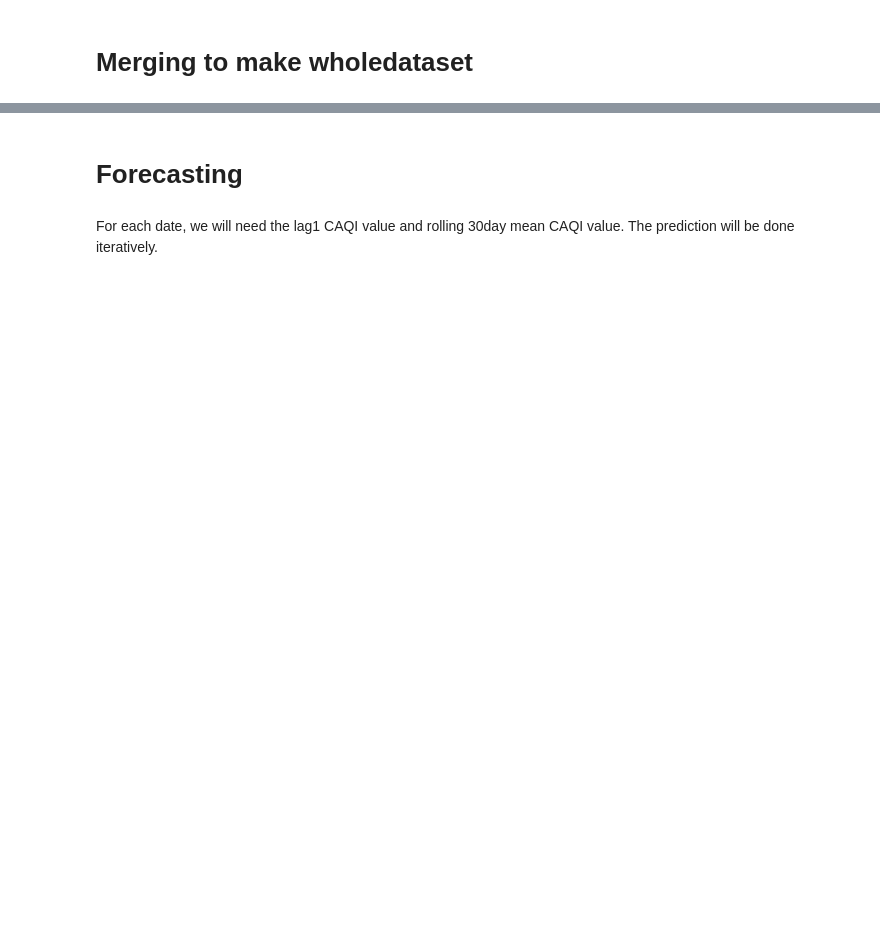
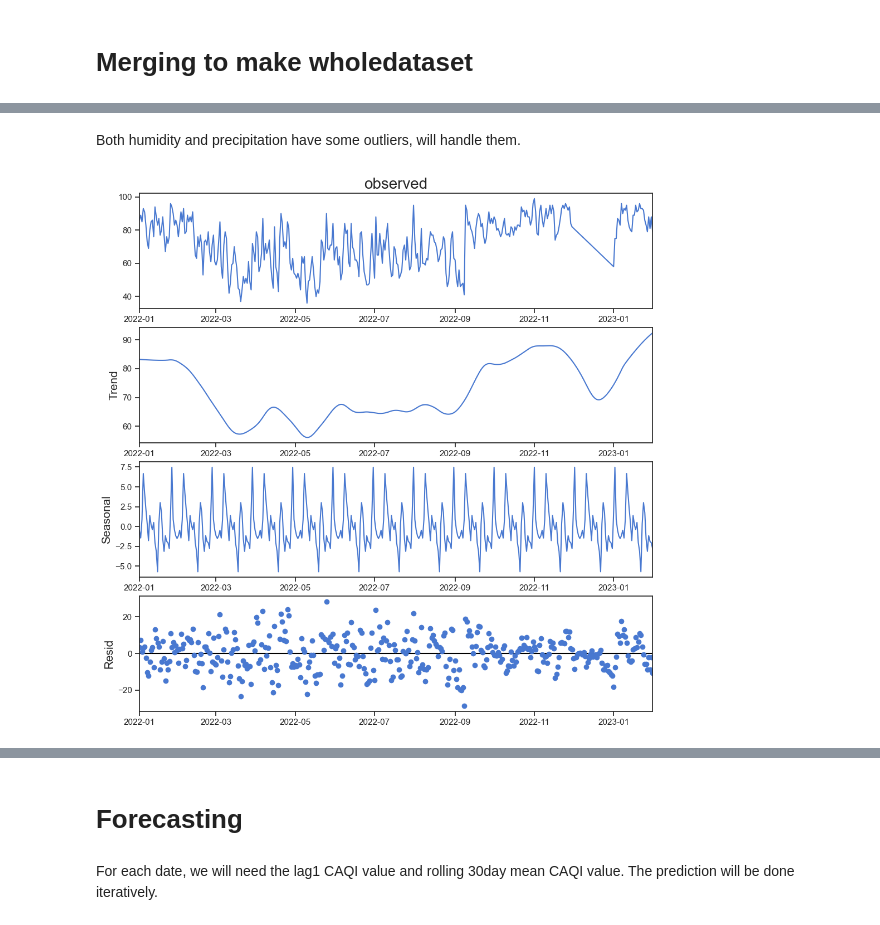
Before and after one commit to OmdenaAI/warsaw-poland-chapter-air-pollution, a Jupyter notebook: src/tasks/task-4-modeling/Joseph Antony_Modelling/4. Forecasting.ipynb, the cells around one changed output, grey strips where cells are left out. Saved outputs shown, nothing was run; the diff lists cells and outputs as text; code cells hidden in the pictures; blank space fills up the shorter version.

```diff
--- a/src/tasks/task-4-modeling/Joseph Antony_Modelling/4. Forecasting.ipynb
+++ b/src/tasks/task-4-modeling/Joseph Antony_Modelling/4. Forecasting.ipynb
@@ -140,0 +145,27 @@ warsaw_df=full_future_df.query("powiat_voivod=='powiat warszawa, mazowieckie'")
+# %% [markdown]
+Both humidity and precipitation have some outliers, will handle them.
+# %%
+#Replacing 0 humidity with null and then imputing with MSTL
+weather_df.loc[weather_df['humidity'].eq(0), 'humidity']=np.nan
+# %%
+null_values = weather_df['humidity'].isna()
+
+#First imputation using linear interpolation
+temp_df = weather_df['humidity'].interpolate('linear')
+
+#Creating MSTL
+mstl = MSTL(temp_df,
+        periods=(31), #monthly seasonality
+        windows=[1001],
+        stl_kwargs={
+            "seasonal_deg":0, # Means the seasonal smoother is fit with a moving average.
+           }
+       )
+
+res=mstl.fit()
+
+plt.rc("figure", figsize=(10, 10))
+plt.rc("font", size=5)
+res.plot();
+# %% [output]
+[figure, added]
```
Also changed, not shown: parts of 49 cells of this notebook, 1 other file.
